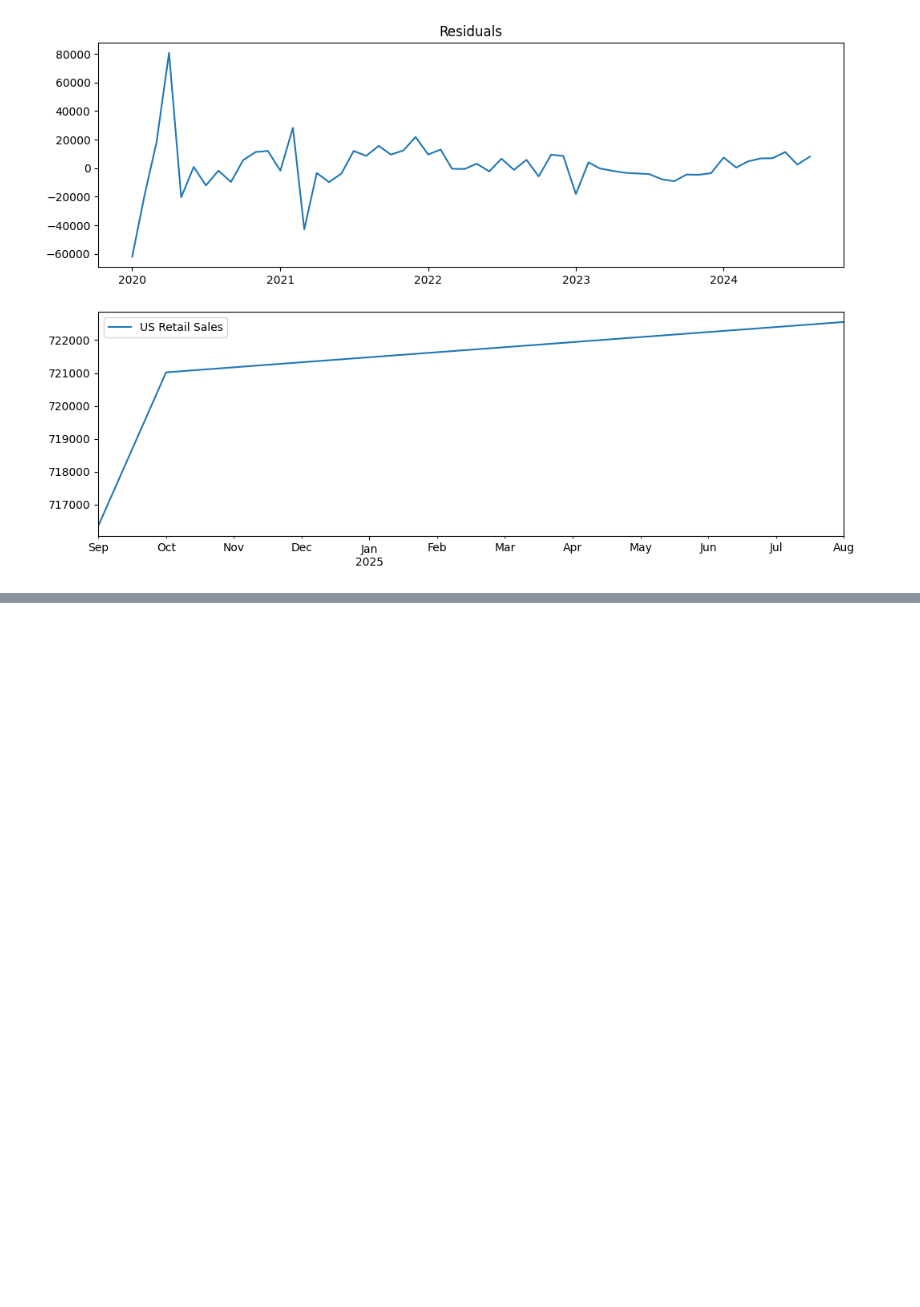
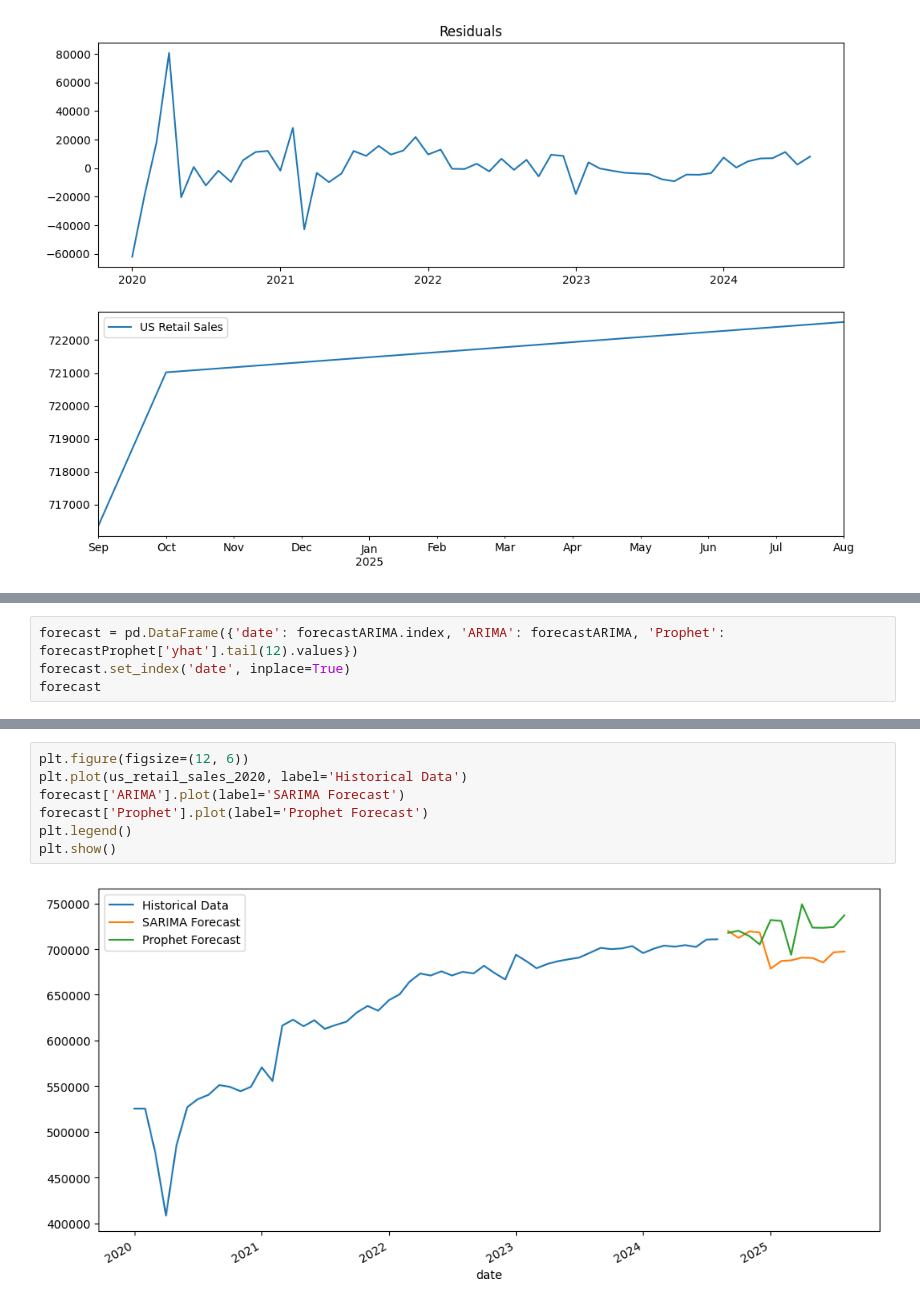
Before and after one commit to FlyingCuteCats/Freetime-Projects, a Jupyter notebook: US Retail Sales/process.ipynb, the cells around one changed output, grey strips where cells are left out. Cells and saved outputs as stored; diff of their text form; blank space fills up the shorter version.

Commit message:
Comparing SARIMA and Prophet
SARIMA seems to underweight the upward trend. Parameters need more tuning

```diff
--- a/US Retail Sales/process.ipynb
+++ b/US Retail Sales/process.ipynb
@@ -183,0 +186,4 @@ forecastTBATS.plot(ax=ax[1])
+# %%
+forecast = pd.DataFrame({'date': forecastARIMA.index, 'ARIMA': forecastARIMA, 'Prophet': forecastProphet['yhat'].tail(12).values})
+forecast.set_index('date', inplace=True)
+forecast
@@ -183,0 +215,9 @@ forecastTBATS.plot(ax=ax[1])
+# %%
+plt.figure(figsize=(12, 6))
+plt.plot(us_retail_sales_2020, label='Historical Data')
+forecast['ARIMA'].plot(label='SARIMA Forecast')
+forecast['Prophet'].plot(label='Prophet Forecast')
+plt.legend()
+plt.show()
+# %% [output]
+[figure, added]
```
Also changed, not shown: parts of 4 cells of this notebook.
